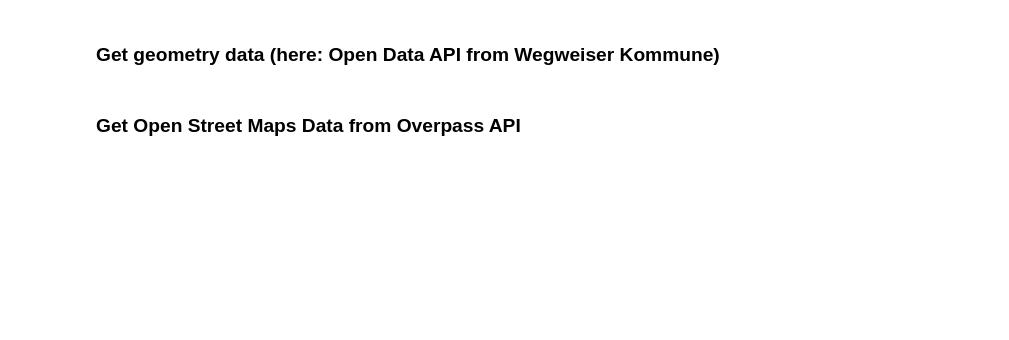
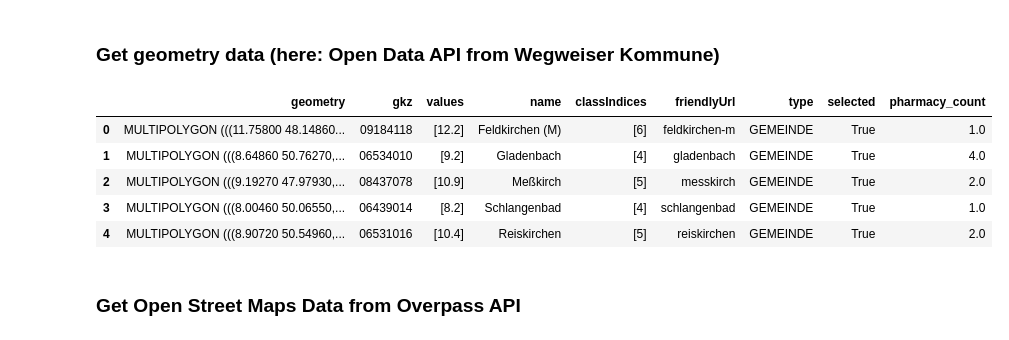
Before and after one commit to bertelsmannstift/wkindicators, a Jupyter notebook: wkindicators.ipynb, the cells around one changed output. Saved outputs shown, nothing was run; the diff lists cells and outputs as text; code cells hidden in the pictures; blank space fills up the shorter version.

```diff
--- a/wkindicators.ipynb
+++ b/wkindicators.ipynb
@@ -60,6 +60,15 @@ kommune_df = gpd.GeoDataFrame.from_features(kommune_data['regions']['features'])
 
 # Create a spatial index
 kommune_sindex = kommune_df.sindex
+# %%
+kommune_df.head()
+# %% [output]
+|  | geometry | gkz | values | name | classIndices | friendlyUrl | type | selected | pharmacy_count |
+| 0 | MULTIPOLYGON (((11.75800 48.14860... | 09184118 | [12.2] | Feldkirchen (M) | [6] | feldkirchen-m | GEMEINDE | True | 1.0 |
+| 1 | MULTIPOLYGON (((8.64860 50.76270,... | 06534010 | [9.2] | Gladenbach | [4] | gladenbach | GEMEINDE | True | 4.0 |
+| 2 | MULTIPOLYGON (((9.19270 47.97930,... | 08437078 | [10.9] | Meßkirch | [5] | messkirch | GEMEINDE | True | 2.0 |
+| 3 | MULTIPOLYGON (((8.00460 50.06550,... | 06439014 | [8.2] | Schlangenbad | [4] | schlangenbad | GEMEINDE | True | 1.0 |
+| 4 | MULTIPOLYGON (((8.90720 50.54960,... | 06531016 | [10.4] | Reiskirchen | [5] | reiskirchen | GEMEINDE | True | 2.0 |
 # %% [markdown]
 ### Get Open Street Maps Data from Overpass API
 # %%
```
Also changed, not shown: parts of 23 cells of this notebook, 1 other file.
